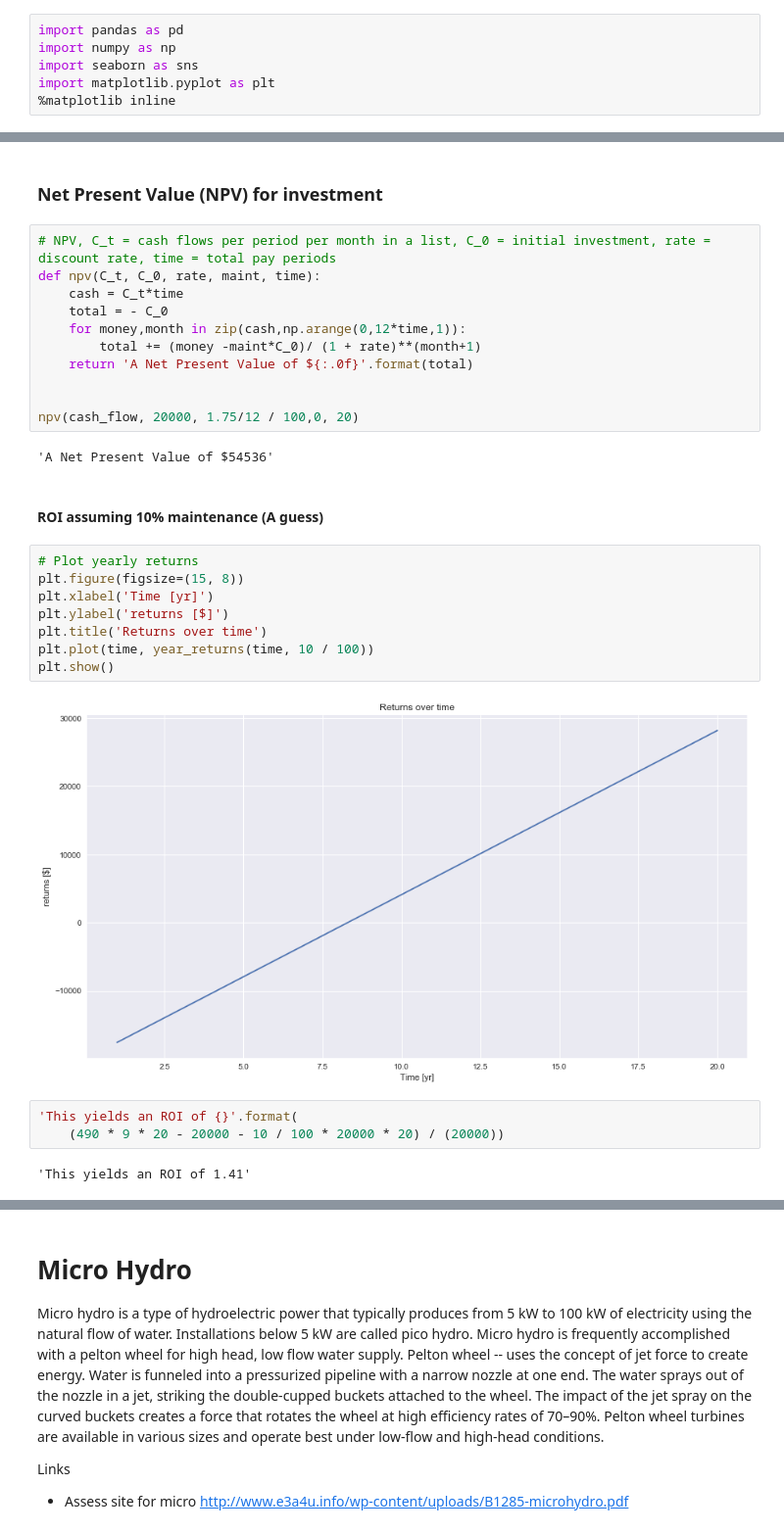
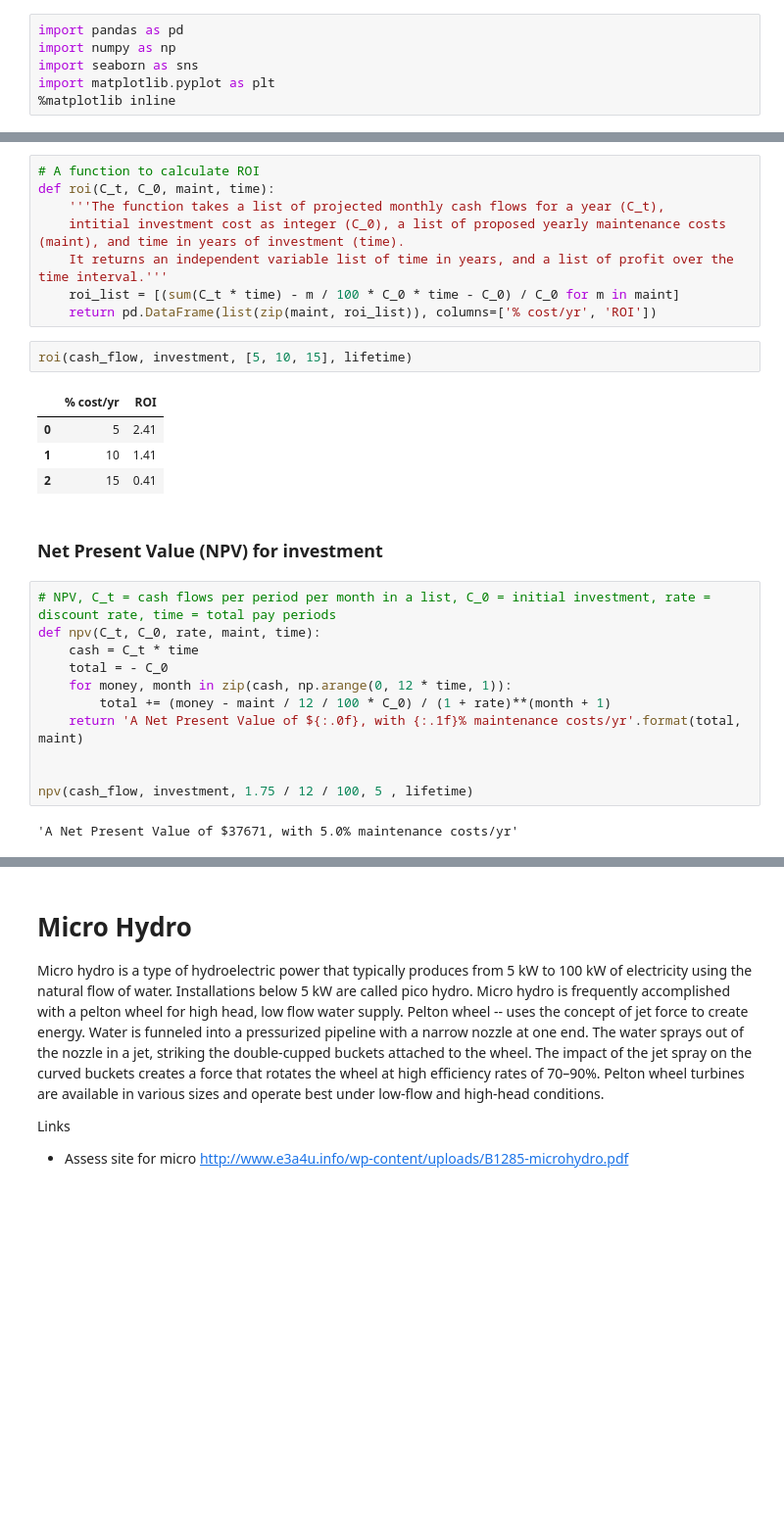
Before and after one commit to caheredia/Hydro, a Jupyter notebook: 2017-10-6_ch_micro_hydro_roi.ipynb, the cells around one changed output, grey strips where cells are left out. Shown at 98% size. Saved outputs shown, nothing was run; the diff lists cells and outputs as text; blank space fills up the shorter version.

```diff
--- a/2017-10-6_ch_micro_hydro_roi.ipynb
+++ b/2017-10-6_ch_micro_hydro_roi.ipynb
@@ -59,32 +71,30 @@ plt.show()
+# %%
+# A function to calculate ROI
+def roi(C_t, C_0, maint, time):
+    '''The function takes a list of projected monthly cash flows for a year (C_t),
+    intitial investment cost as integer (C_0), a list of proposed yearly maintenance costs (maint), and time in years of investment (time).
+    It returns an independent variable list of time in years, and a list of profit over the time interval.'''
+    roi_list = [(sum(C_t * time) - m / 100 * C_0 * time - C_0) / C_0 for m in maint]
+    return pd.DataFrame(list(zip(maint, roi_list)), columns=['% cost/yr', 'ROI'])
+# %%
+roi(cash_flow, investment, [5, 10, 15], lifetime)
+# %% [output]
+|  | % cost/yr | ROI |
+| 0 | 5 | 2.41 |
+| 1 | 10 | 1.41 |
+| 2 | 15 | 0.41 |
 # %% [markdown]
 ### Net Present Value (NPV) for investment
 # %%
 # NPV, C_t = cash flows per period per month in a list, C_0 = initial investment, rate = discount rate, time = total pay periods
 def npv(C_t, C_0, rate, maint, time):
-    cash = C_t*time
+    cash = C_t * time
     total = - C_0
-    for money,month in zip(cash,np.arange(0,12*time,1)):
-        total += (money -maint*C_0)/ (1 + rate)**(month+1)
-    return 'A Net Present Value of ${:.0f}'.format(total)
+    for money, month in zip(cash, np.arange(0, 12 * time, 1)):
+        total += (money - maint / 12 / 100 * C_0) / (1 + rate)**(month + 1)
+    return 'A Net Present Value of ${:.0f}, with {:.1f}% maintenance costs/yr'.format(total, maint)
 
 
-npv(cash_flow, 20000, 1.75/12 / 100,0, 20)
+npv(cash_flow, investment, 1.75 / 12 / 100, 5 , lifetime)
 # %% [output]
-'A Net Present Value of $54536'
+'A Net Present Value of $37671, with 5.0% maintenance costs/yr'
-# %% [markdown]
-#### ROI assuming 10% maintenance (A guess)
-# %%
-# Plot yearly returns
-plt.figure(figsize=(15, 8))
-plt.xlabel('Time [yr]')
-plt.ylabel('returns [$]')
-plt.title('Returns over time')
-plt.plot(time, year_returns(time, 10 / 100))
-plt.show()
-# %% [output]
-[figure, removed]
-# %%
-'This yields an ROI of {}'.format(
-    (490 * 9 * 20 - 20000 - 10 / 100 * 20000 * 20) / (20000))
-# %% [output]
-'This yields an ROI of 1.41'
```
Also changed, not shown: parts of 11 cells of this notebook.
